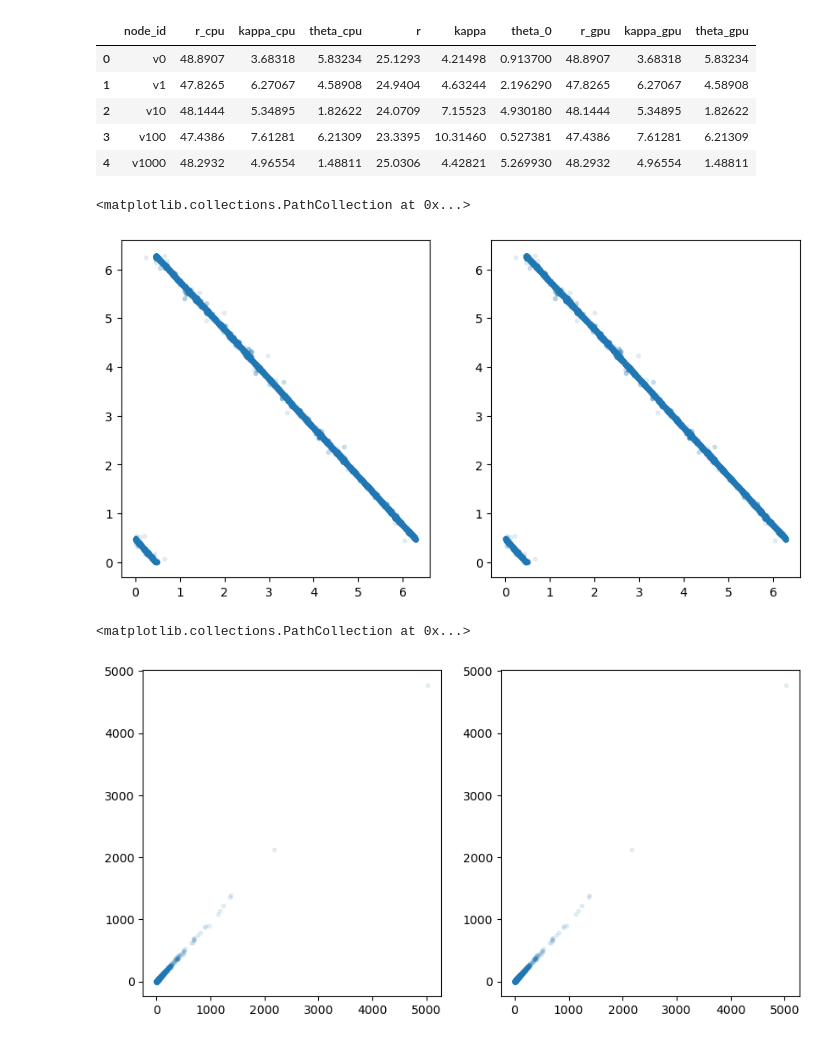
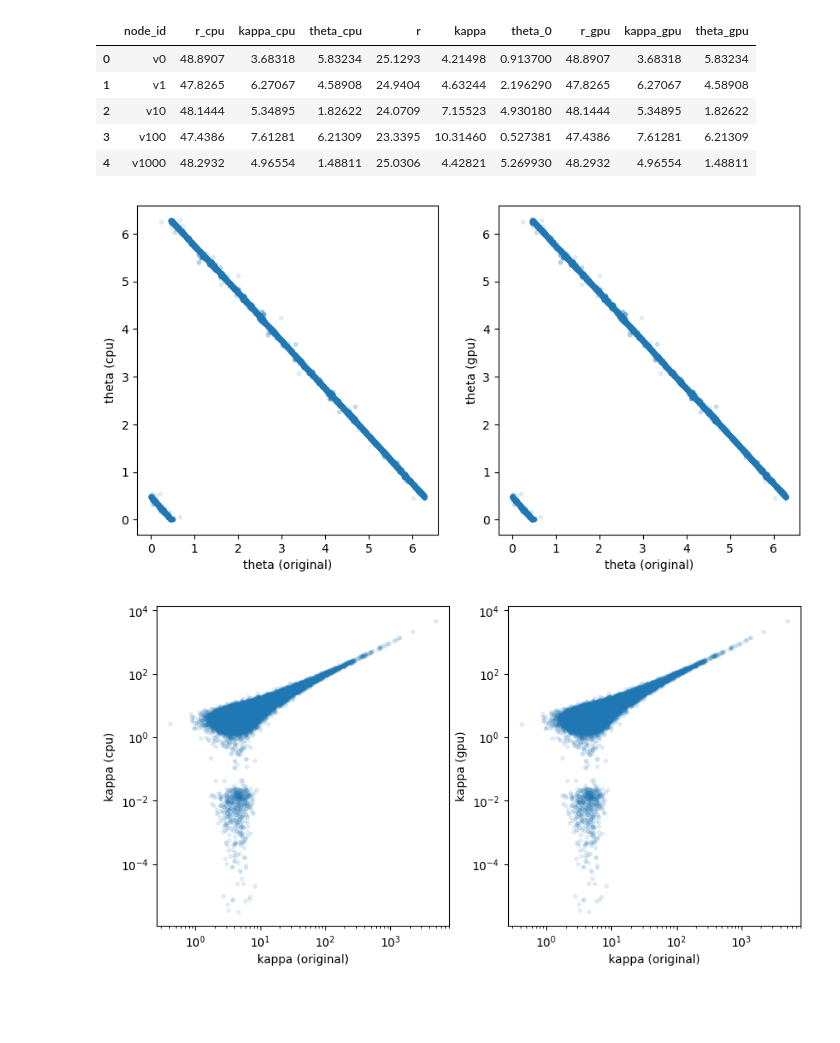
Before and after one commit to networkgeometry/d-mercator, a Jupyter notebook: notebooks/benchmark-check.ipynb, the cells around one changed output. Cells and saved outputs as stored; diff of their text form; code cells hidden in the pictures; blank space fills up the shorter version.

```diff
--- a/notebooks/benchmark-check.ipynb
+++ b/notebooks/benchmark-check.ipynb
@@ -141,7 +134,7 @@ pred
 # %%
-coords_cpu = pd.read_csv("../benchmark_runs/60054709/artifacts/d1_n50000_seed1062345/embed_cpu_rep00.coords.csv")
-coords_gpu = pd.read_csv("../benchmark_runs/60054709/artifacts/d1_n50000_seed1062345/embed_gpu_rep00.coords.csv")
-coords_original = pd.read_csv("../benchmark_runs/60054709/artifacts/d1_n50000_seed1062345/synthetic_sd.truth.csv")
+coords_cpu = pd.read_csv("../benchmark_runs/60349385/artifacts/d1_n50000_seed1062345/embed_cpu_rep00.coords.csv")
+coords_gpu = pd.read_csv("../benchmark_runs/60349385/artifacts/d1_n50000_seed1062345/embed_gpu_rep00.coords.csv")
+coords_original = pd.read_csv("../benchmark_runs/60349385/artifacts/d1_n50000_seed1062345/synthetic_sd.truth.csv")
 
 # coords_cpu = pd.read_csv("../benchmark_runs/60054709/artifacts/d1_n1000_seed1013345/embed_cpu_rep00.coords.csv")
 # coords_gpu = pd.read_csv("../benchmark_runs/60054709/artifacts/d1_n1000_seed1013345/embed_gpu_rep00.coords.csv")
@@ -164,17 +157,33 @@ coords.head()
 plt.figure(figsize=(10,5))
 plt.subplot(1, 2, 1)
 plt.scatter(coords['theta_0'], coords['theta_cpu'], marker='.', alpha=0.1)
+plt.xlabel('theta (original)')
+plt.ylabel('theta (cpu)')
+
 plt.subplot(1, 2, 2)
 plt.scatter(coords['theta_0'], coords['theta_gpu'], marker='.', alpha=0.1)
+plt.xlabel('theta (original)')
+plt.ylabel('theta (gpu)')
+
+# plt.savefig("cpu_vs_gpu_theta.png")
 # %% [output]
-<matplotlib.collections.PathCollection at 0x...>
-[figure, old version]
+[figure, new version]
 # %%
 plt.figure(figsize=(10,5))
 plt.subplot(1, 2, 1)
 plt.scatter(coords['kappa'], coords['kappa_cpu'], marker='.', alpha=0.1)
+plt.xscale('log')
+plt.yscale('log')
+plt.xlabel(r'kappa (original)')
+plt.ylabel(r'kappa (cpu)')
+
 plt.subplot(1, 2, 2)
 plt.scatter(coords['kappa'], coords['kappa_gpu'], marker='.', alpha=0.1)
+plt.xscale('log')
+plt.yscale('log')
+plt.xlabel(r'kappa (original)')
+plt.ylabel(r'kappa (gpu)')
+
+# plt.savefig("cpu_vs_gpu_kappa.png")
 # %% [output]
-<matplotlib.collections.PathCollection at 0x...>
-[figure, old version]
+[figure, new version]
```
Also changed, not shown: parts of 16 cells of this notebook, 9 other files.
